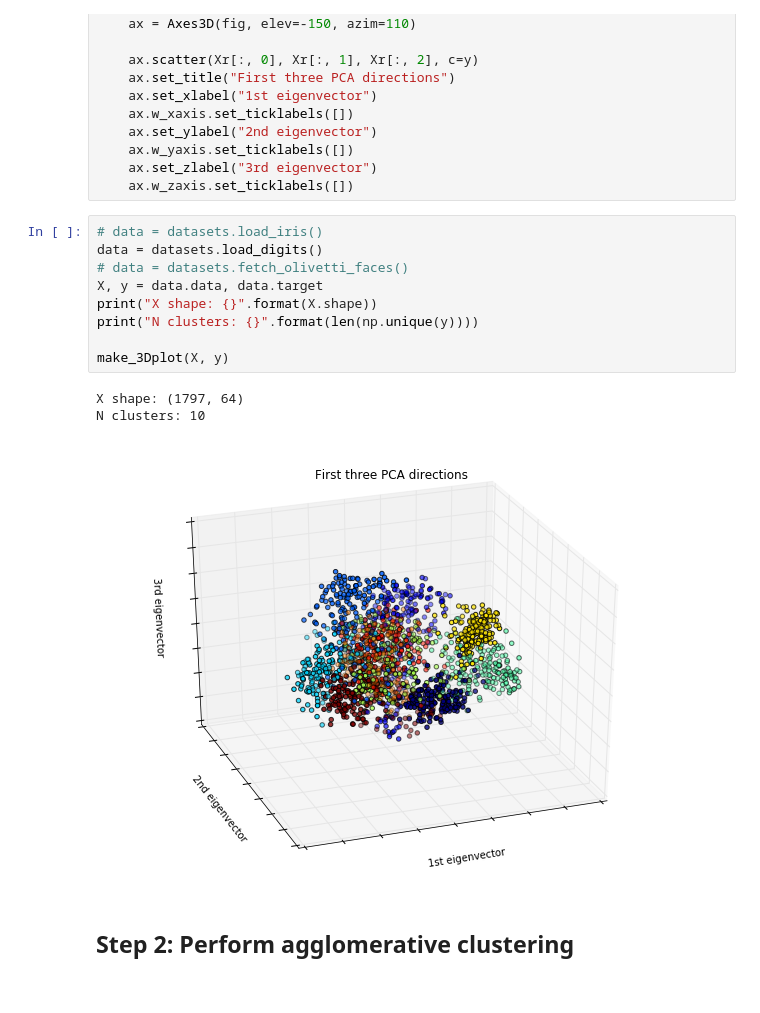
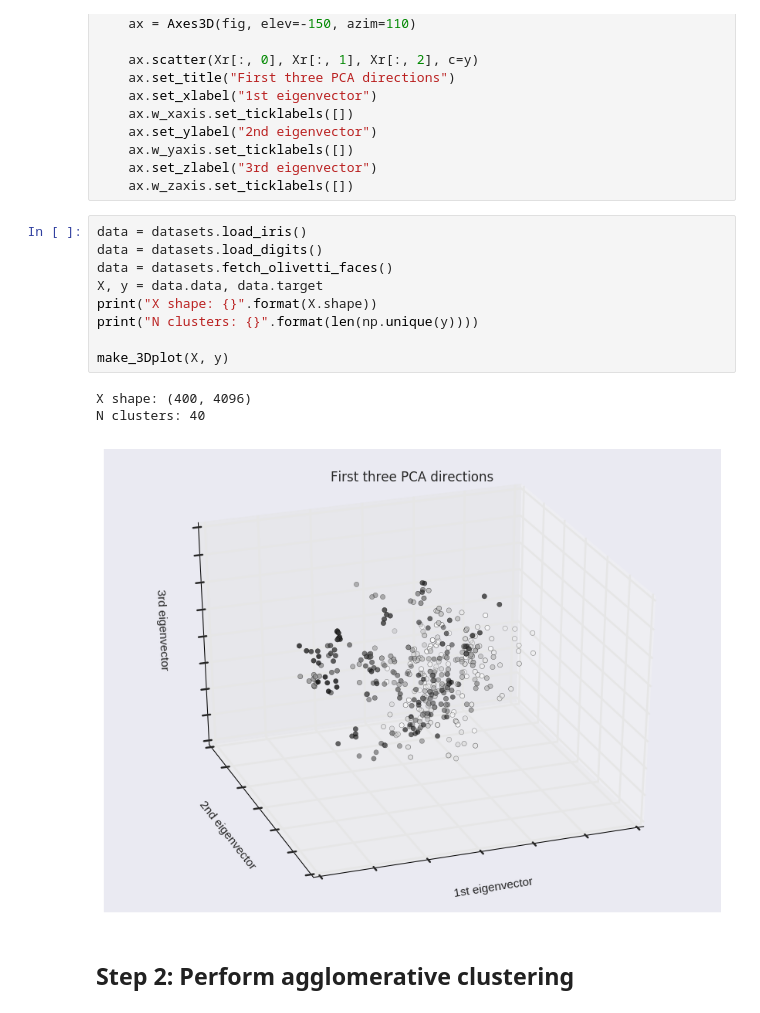
Before and after one commit to slipguru/adenine, a Jupyter notebook: adenine/examples/notebooks/agglomerative_clustering_test.ipynb, the cells around one changed output. Cells and saved outputs as stored; diff of their text form.

Commit message:
AgglomerativeClustering overloaded from sklearn, starting auto select clusters

```diff
--- a/adenine/examples/notebooks/agglomerative_clustering_test.ipynb
+++ b/adenine/examples/notebooks/agglomerative_clustering_test.ipynb
@@ -28,18 +28,18 @@ def make_3Dplot(X, y):
     ax.set_zlabel("3rd eigenvector")
     ax.w_zaxis.set_ticklabels([])
 # %%
-# data = datasets.load_iris()
+data = datasets.load_iris()
 data = datasets.load_digits()
-# data = datasets.fetch_olivetti_faces()
+data = datasets.fetch_olivetti_faces()
 X, y = data.data, data.target
 print("X shape: {}".format(X.shape))
 print("N clusters: {}".format(len(np.unique(y))))
 
 make_3Dplot(X, y)
 # %% [output]
-X shape: (1797, 64)
-N clusters: 10
+X shape: (400, 4096)
+N clusters: 40
-[figure, old version]
+[figure, new version]
 # %% [markdown]
 ## Step 2: Perform agglomerative clustering
 # %%
```
Also changed, not shown: parts of 10 cells of this notebook, 5 other files.
